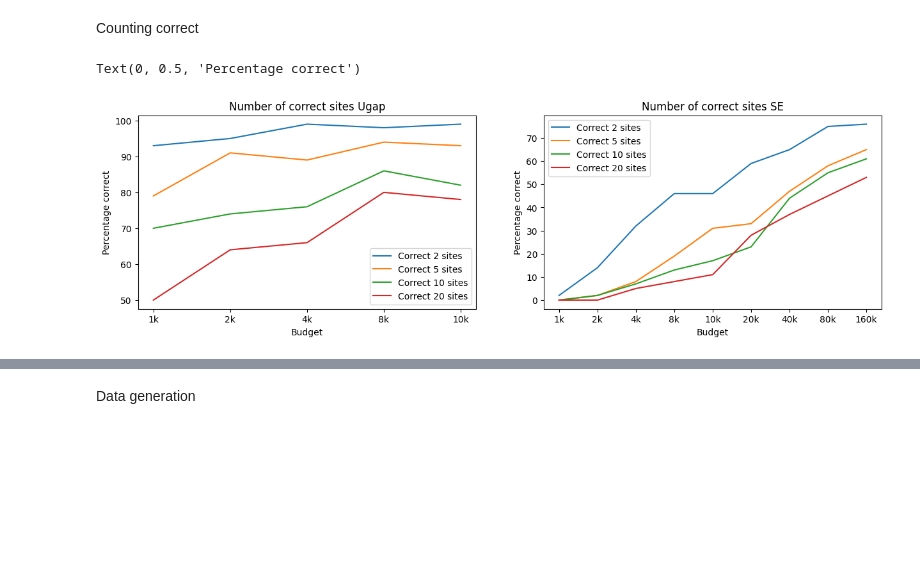
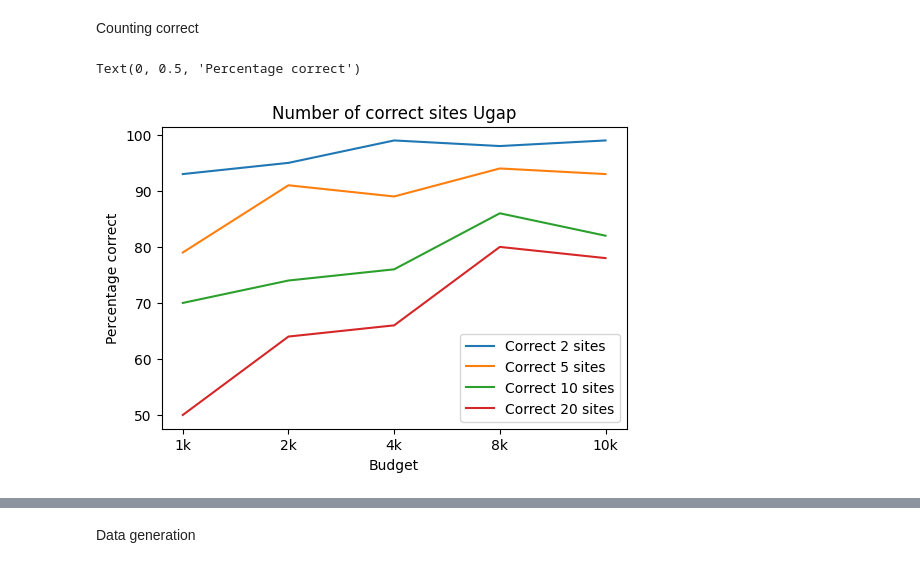
Before and after one commit to FlorisSchmidt/PBO, a Jupyter notebook: plots.ipynb, the cells around one changed output, grey strips where cells are left out. Saved outputs shown, nothing was run; the diff lists cells and outputs as text; code cells hidden in the pictures; blank space fills up the shorter version.

Commit message:
new plots

```diff
--- a/plots.ipynb
+++ b/plots.ipynb
@@ -84,19 +84,11 @@ for idx in range(9):
 # %%
 import matplotlib.pyplot as plt
 
-fig, axes = plt.subplots(nrows=1, ncols=2)
-fig.set_figwidth(15)
-plot = correct_site_ugap_1.plot(ax=axes[0])
+plot = correct_site_ugap_1.plot()
 plot.set_xticks(x[:5],xi[:5])
 plot.set_title('Number of correct sites Ugap')
 plot.set_xlabel('Budget')
 plot.set_ylabel('Percentage correct')
-
-plot = correct_site_se.plot(ax=axes[1])
-plot.set_xticks(x[:10],xi[:10])
-plot.set_title('Number of correct sites SE')
-plot.set_xlabel('Budget')
-plot.set_ylabel('Percentage correct')
 # %% [output]
 Text(0, 0.5, 'Percentage correct')
-[figure, old version]
+[figure, new version]
```
Also changed, not shown: parts of 5 cells of this notebook.
